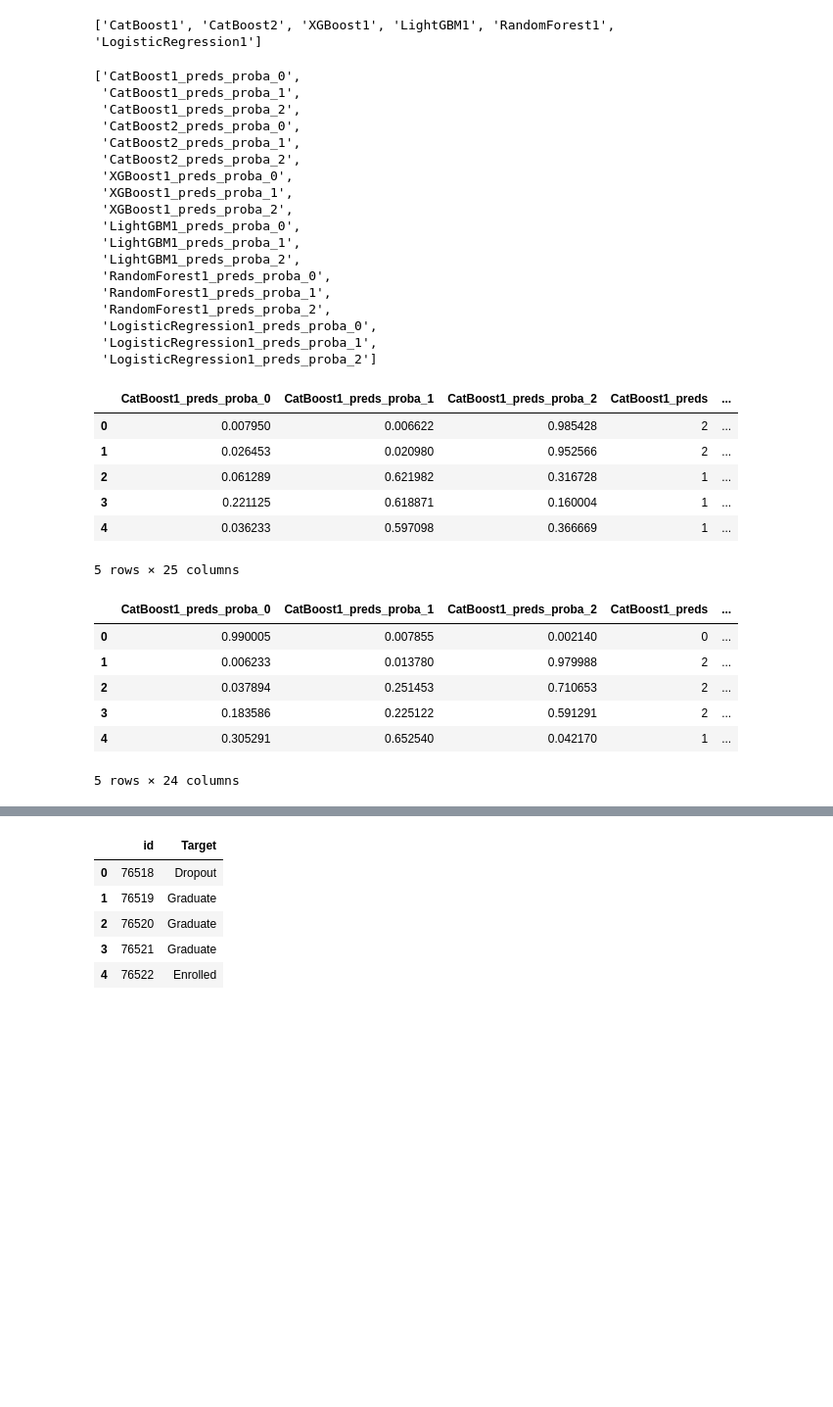
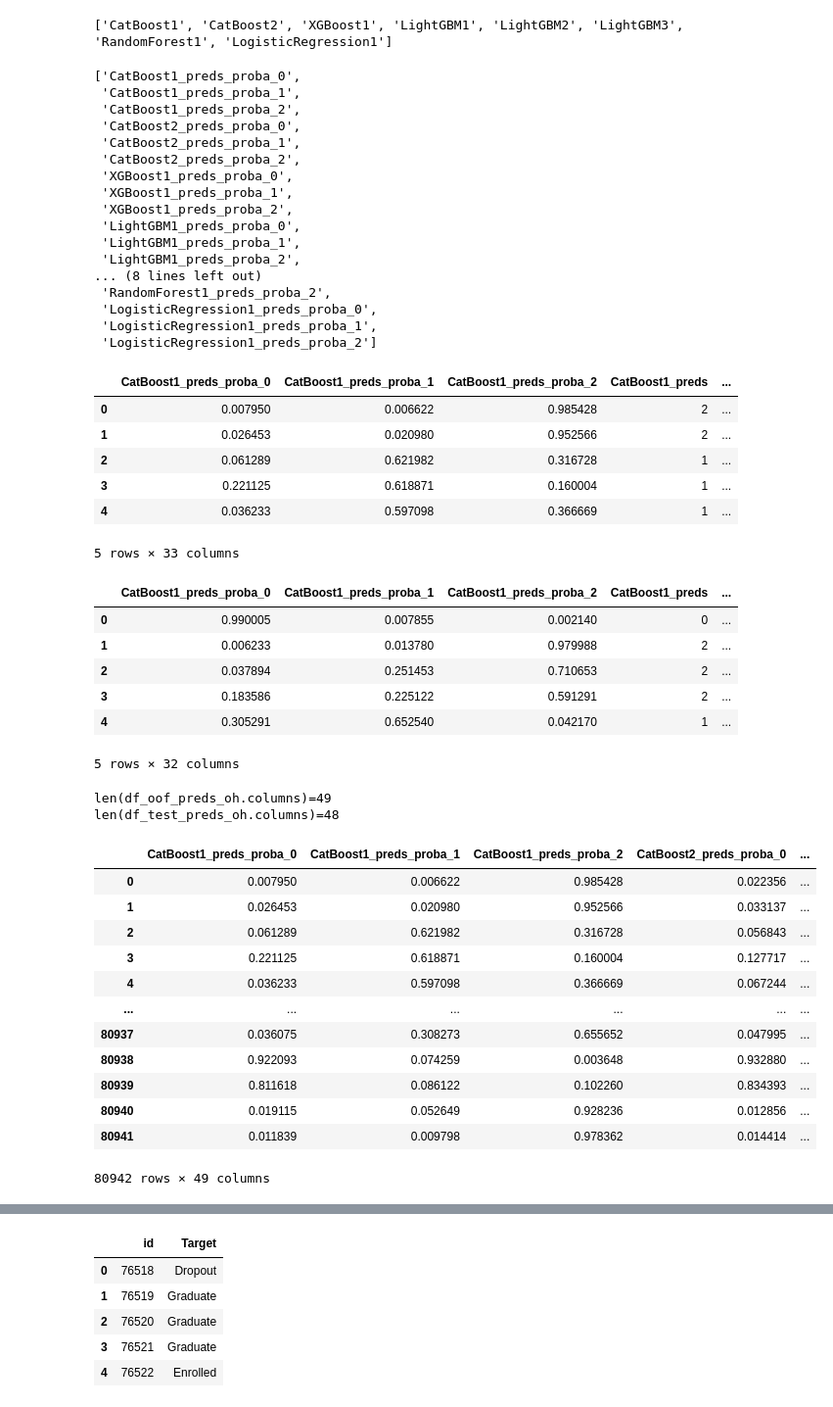
Before and after one commit to bk-anupam/KaggleChallenges, a Jupyter notebook: TABULAR/PS4E6/ps4e6_ensemble.ipynb, the cells around one changed output, grey strips where cells are left out. Shown at 98% size. Cells and saved outputs as stored; diff of their text form; code cells hidden in the pictures; blank space fills up the shorter version.

```diff
--- a/TABULAR/PS4E6/ps4e6_ensemble.ipynb
+++ b/TABULAR/PS4E6/ps4e6_ensemble.ipynb
@@ -40,7 +40,7 @@ BASE_MODELS_PATH = "./output/"
 models = {
     ModelName.CatBoost: 2,
     ModelName.XGBoost: 1,
-    ModelName.LGBM: 1,
+    ModelName.LGBM: 3,
     ModelName.RandomForest: 1,
     ModelName.LogisticRegression: 1
 }
@@ -51,7 +51,7 @@ pred_cols = [f"{model_name}_preds_proba_{i}" for model_name in base_model_names
 print(base_model_names)
 pred_cols
 # %% [output]
-['CatBoost1', 'CatBoost2', 'XGBoost1', 'LightGBM1', 'RandomForest1', 'LogisticRegression1']
+['CatBoost1', 'CatBoost2', 'XGBoost1', 'LightGBM1', 'LightGBM2', 'LightGBM3', 'RandomForest1', 'LogisticRegression1']
 ['CatBoost1_preds_proba_0',
  'CatBoost1_preds_proba_1',
  'CatBoost1_preds_proba_2',
@@ -64,8 +64,7 @@ pred_cols
  'LightGBM1_preds_proba_0',
  'LightGBM1_preds_proba_1',
  'LightGBM1_preds_proba_2',
- 'RandomForest1_preds_proba_0',
- 'RandomForest1_preds_proba_1',
+... (8 lines left out)
  'RandomForest1_preds_proba_2',
  'LogisticRegression1_preds_proba_0',
  'LogisticRegression1_preds_proba_1',
@@ -93,7 +95,7 @@ df_oof_preds.head()
 | 2 | 0.061289 | 0.621982 | 0.316728 | 1 | ... |
 | 3 | 0.221125 | 0.618871 | 0.160004 | 1 | ... |
 | 4 | 0.036233 | 0.597098 | 0.366669 | 1 | ... |
-5 rows × 25 columns
+5 rows × 33 columns
 # %%
 df_test_preds.head()
 # %% [output]
@@ -103,4 +105,27 @@ df_test_preds.head()
 | 2 | 0.037894 | 0.251453 | 0.710653 | 2 | ... |
 | 3 | 0.183586 | 0.225122 | 0.591291 | 2 | ... |
 | 4 | 0.305291 | 0.652540 | 0.042170 | 1 | ... |
-5 rows × 24 columns
+5 rows × 32 columns
+# %%
+model_pred_cols = [f"{model_name}_preds" for model_name in base_model_names]
+df_oof_preds_oh = pd.get_dummies(df_oof_preds, columns=model_pred_cols)
+df_test_preds_oh = pd.get_dummies(df_test_preds, columns=model_pred_cols)
+print(f"len(df_oof_preds_oh.columns)={len(df_oof_preds_oh.columns)}")
+print(f"len(df_test_preds_oh.columns)={len(df_test_preds_oh.columns)}")
+df_oof_preds_oh
+# %% [output]
+len(df_oof_preds_oh.columns)=49
+len(df_test_preds_oh.columns)=48
+|  | CatBoost1_preds_proba_0 | CatBoost1_preds_proba_1 | CatBoost1_preds_proba_2 | CatBoost2_preds_proba_0 | ... |
+| 0 | 0.007950 | 0.006622 | 0.985428 | 0.022356 | ... |
+| 1 | 0.026453 | 0.020980 | 0.952566 | 0.033137 | ... |
+| 2 | 0.061289 | 0.621982 | 0.316728 | 0.056843 | ... |
+| 3 | 0.221125 | 0.618871 | 0.160004 | 0.127717 | ... |
+| 4 | 0.036233 | 0.597098 | 0.366669 | 0.067244 | ... |
+| ... | ... | ... | ... | ... | ... |
+| 80937 | 0.036075 | 0.308273 | 0.655652 | 0.047995 | ... |
+| 80938 | 0.922093 | 0.074259 | 0.003648 | 0.932880 | ... |
+| 80939 | 0.811618 | 0.086122 | 0.102260 | 0.834393 | ... |
+| 80940 | 0.019115 | 0.052649 | 0.928236 | 0.012856 | ... |
+| 80941 | 0.011839 | 0.009798 | 0.978362 | 0.014414 | ... |
+80942 rows × 49 columns
```
Also changed, not shown: parts of 13 cells of this notebook, 2 other files.
